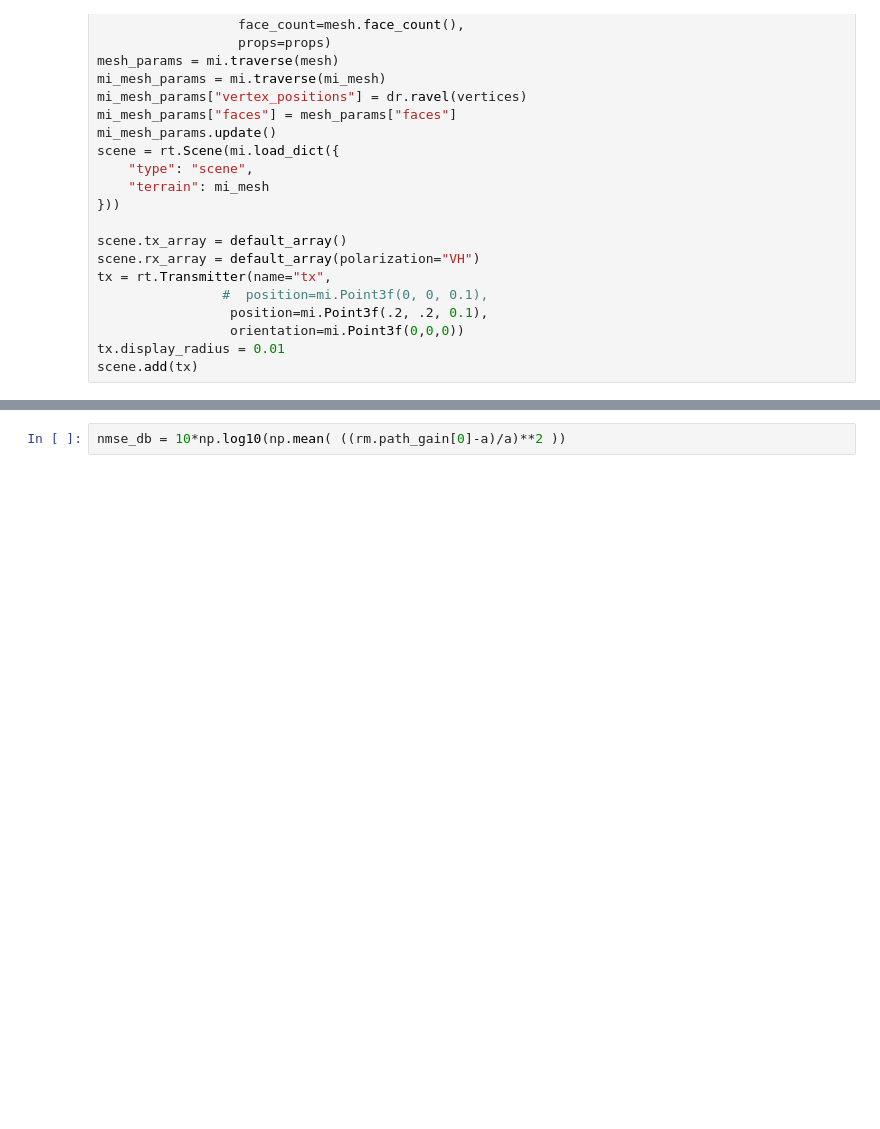
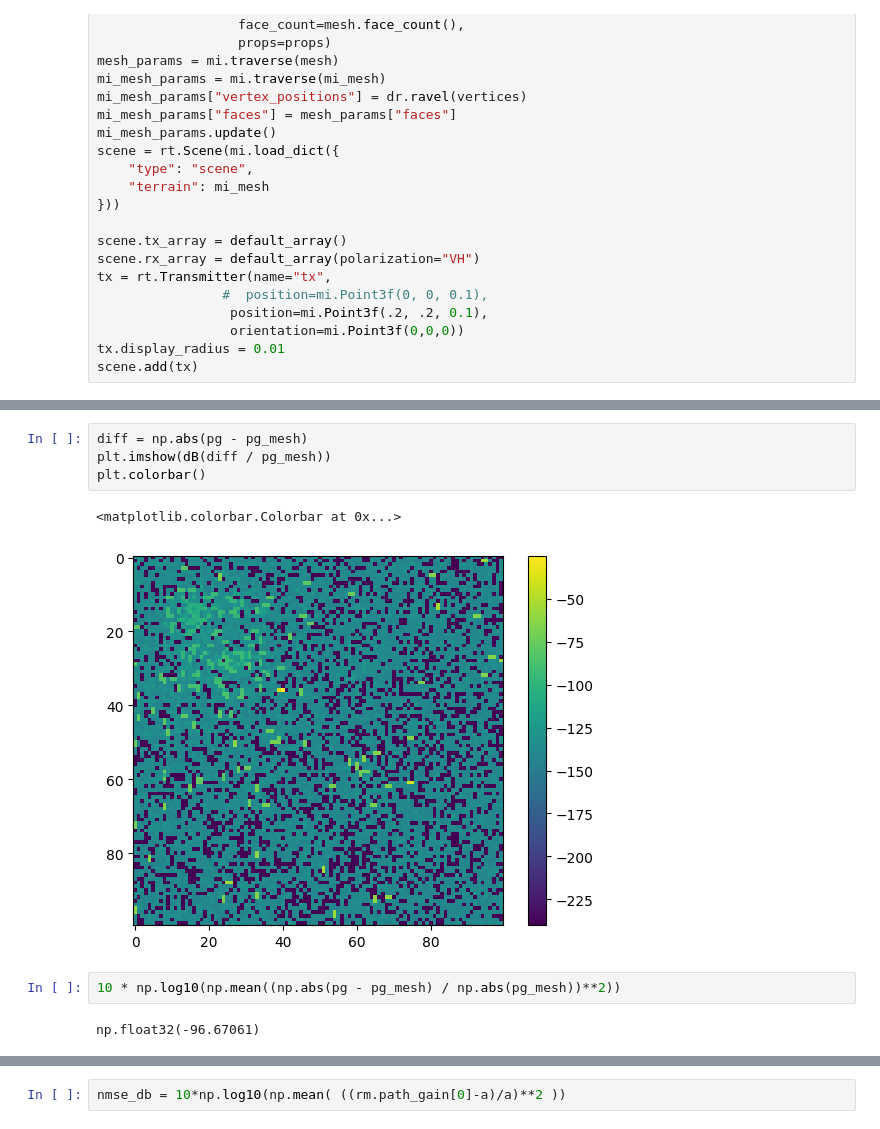
Before and after one commit to Jklein64/sionna-rt, a Jupyter notebook: debug/debug_dem.ipynb, the cells around one changed output, grey strips where cells are left out. Cells and saved outputs as stored; diff of their text form; blank space fills up the shorter version.

```diff
--- a/debug/debug_dem.ipynb
+++ b/debug/debug_dem.ipynb
@@ -179,0 +235,11 @@ a = np.reshape(a, rm.cell_centers.numpy().shape[:2])
+# %%
+diff = np.abs(pg - pg_mesh)
+plt.imshow(dB(diff / pg_mesh))
+plt.colorbar()
+# %% [output]
+<matplotlib.colorbar.Colorbar at 0x...>
+[figure, added]
+# %%
+10 * np.log10(np.mean((np.abs(pg - pg_mesh) / np.abs(pg_mesh))**2))
+# %% [output]
+np.float32(-96.67061)
```
Also changed, not shown: parts of 15 cells of this notebook.
